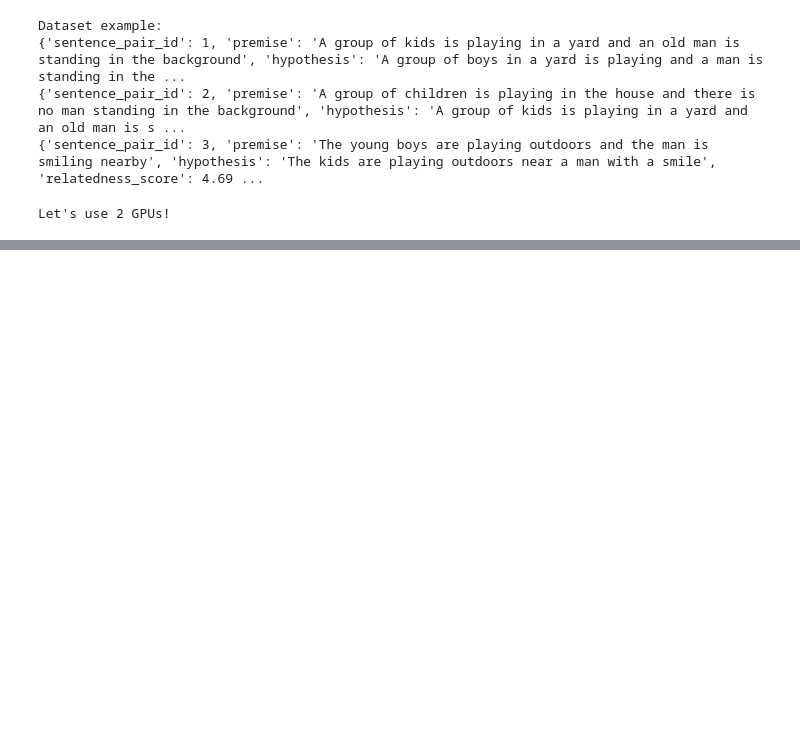
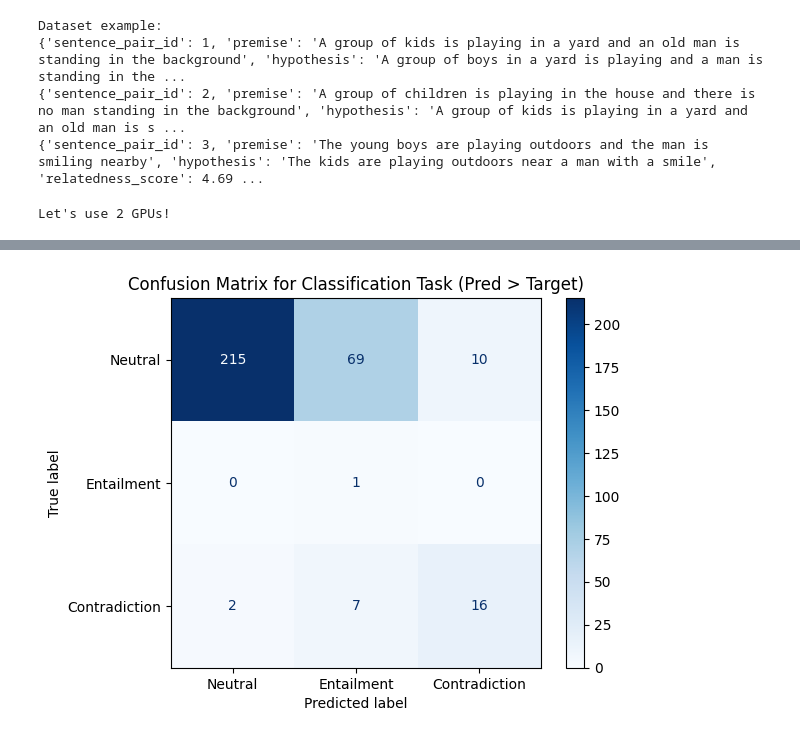
Before and after one commit to Henry0517code/NTHU-NLP-Assignment-3, a Jupyter notebook: nthu-nlp-assignment-3.ipynb, the cells around one changed output, grey strips where cells are left out. Saved outputs shown, nothing was run; the diff lists cells and outputs as text; code cells hidden in the pictures; blank space fills up the shorter version.

```diff
--- a/nthu-nlp-assignment-3.ipynb
+++ b/nthu-nlp-assignment-3.ipynb
@@ -279,0 +365,11 @@ F1 Score: 0.8086235523223877
+# %%
+# Generate the confusion matrix
+cm = confusion_matrix(results_df[reg_upr_filt]['entailment_judgment'], results_df[reg_upr_filt]['pred_cls'])
+
+# Display the confusion matrix
+disp = ConfusionMatrixDisplay(confusion_matrix=cm, display_labels=['Neutral', 'Entailment', 'Contradiction'])
+disp.plot(cmap='Blues')  # You can change the colormap if needed
+plt.title("Confusion Matrix for Classification Task (Pred > Target)")
+plt.show()
+# %% [output]
+[figure, added]
```
Also changed, not shown: parts of 23 cells of this notebook.
